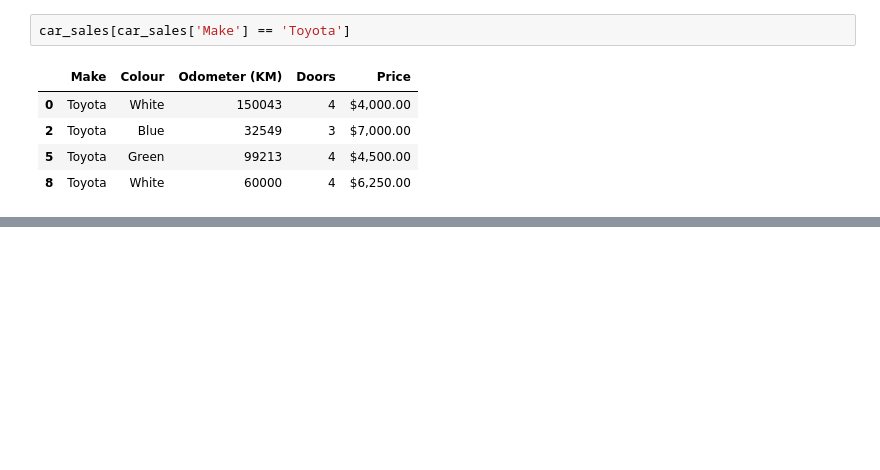
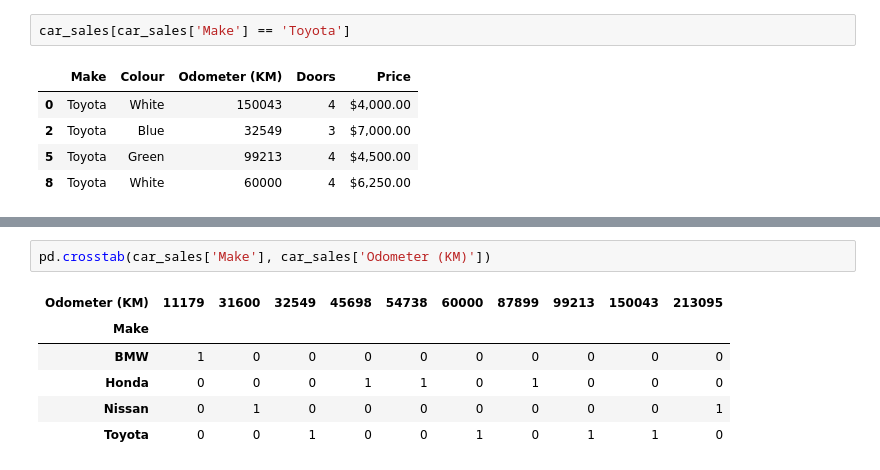
Before and after one commit to kagiyanagi/learning-ml, a Jupyter notebook: introduction-to_pandas.ipynb, the cells around one changed output, grey strips where cells are left out. Cells and saved outputs as stored; diff of their text form; blank space fills up the shorter version.

```diff
--- a/introduction-to_pandas.ipynb
+++ b/introduction-to_pandas.ipynb
@@ -217,0 +224,9 @@ car_sales[car_sales['Make'] == 'Toyota']
+# %%
+pd.crosstab(car_sales['Make'], car_sales['Odometer (KM)'])
+# %% [output]
+| Odometer (KM) | 11179 | 31600 | 32549 | 45698 | 54738 | 60000 | 87899 | 99213 | 150043 | 213095 |
+| Make |  |  |  |  |  |  |  |  |  |  |
+| BMW | 1 | 0 | 0 | 0 | 0 | 0 | 0 | 0 | 0 | 0 |
+| Honda | 0 | 0 | 0 | 1 | 1 | 0 | 1 | 0 | 0 | 0 |
+| Nissan | 0 | 1 | 0 | 0 | 0 | 0 | 0 | 0 | 0 | 1 |
+| Toyota | 0 | 0 | 1 | 0 | 0 | 1 | 0 | 1 | 1 | 0 |
```
Also changed, not shown: parts of 5 cells of this notebook.
